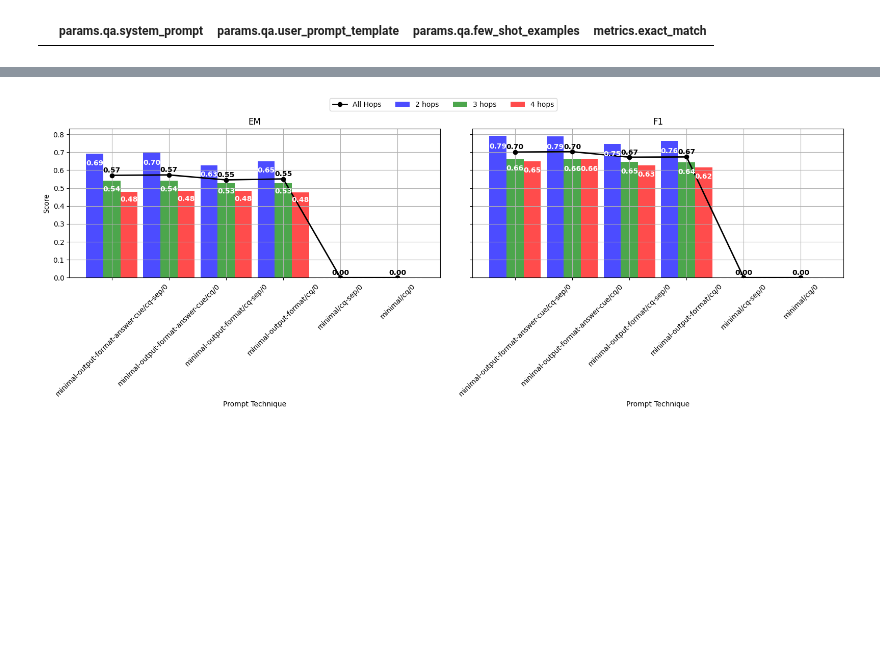
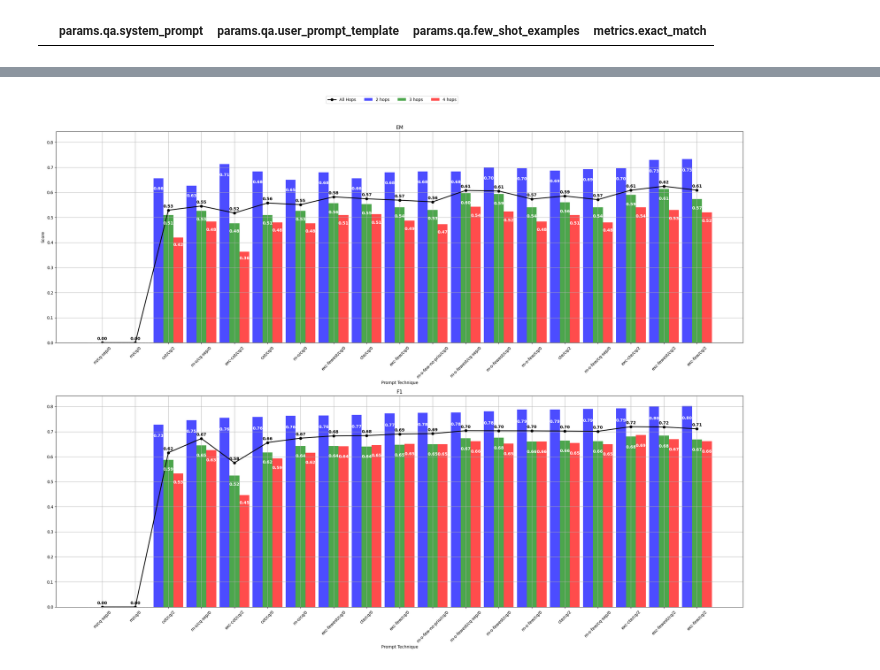
Before and after one commit to bdsaglam/bellem, a Jupyter notebook: dev_nbs/research-mhqa/reports/minimal-prompts.ipynb, the cells around one changed output, grey strips where cells are left out. Cells and saved outputs as stored; diff of their text form; code cells hidden in the pictures; blank space fills up the shorter version.

Commit message:
another notebook for prompt comparison

```diff
--- a/dev_nbs/research-mhqa/reports/minimal-prompts.ipynb
+++ b/dev_nbs/research-mhqa/reports/minimal-prompts.ipynb
@@ -6,7 +6,7 @@ import matplotlib.pyplot as plt
 # %%
 from bellek.dvc.experiment import load_experiments
 
-experiments = load_experiments('minimal-prompts.json')
+experiments = load_experiments('minimal-prompts7.json')
 print(f"{len(experiments)} experiments")
 experiments[0]
 # %% [output]
@@ -83,3 +93,16 @@ df['params.qa.few_shot_examples'] = df['params.qa.few_shot_examples'].map(parse_
+# %%
+mapping = {
+    'minimal.txt': 'm',
+    'minimal-output-format.txt': 'm-o',
+    'minimal-output-format-answer-cue.txt': 'm-o-few',
+    'minimal-output-format-answer-cue-least.txt': 'm-o-fewest',
+    'minimal-output-format-answer-few-no-prio.txt': 'm-o-few-no-prio',
+    'excellent-qa-few.txt': 'exc-few',
+    'excellent-qa-fewest.txt': 'exc-fewest',
+    'excellent-qa-cot.txt': 'exc-cot',
+    'excellent-qa-cte.txt': 'exc-cte',
+}
+df['params.qa.system_prompt'] = df['params.qa.system_prompt'].map(lambda x: mapping.get(x, x))
 # %%
 run_counts = (
     df.groupby(["params.qa.system_prompt", "params.qa.user_prompt_template", "params.qa.few_shot_examples"])[
@@ -113,5 +146,6 @@ df_avg[["params.qa.system_prompt", 'params.qa.user_prompt_template', "params.qa.
 # %%
 df_target = df_avg.copy()
+df_target.sort_values('metrics.2hops.f1', inplace=True)
 # %%
 def plot_metric(ax, x, width, prompts, metrics, title, ylabel=None):
     bars_2hops = ax.bar(x - width, metrics["2hops"], width, label="2 hops", color="b", alpha=0.7)
@@ -158,37 +192,37 @@ def plot_metric(ax, x, width, prompts, metrics, title, ylabel=None):
 
 
 # Creating subplots for Exact Match and F1, separating them for clarity
-fig, (ax1, ax2) = plt.subplots(1, 2, figsize=(16, 6), sharey=True)
+fig, (ax1, ax2) = plt.subplots(2, 1, figsize=(24, 18), sharey=True)
 
 width = 0.3  # Bar width adjustment
 
 # Changing the order of prompts to standard, cot-zs, cot-fs, cte
 prompts = [f"{sp}/{up}/{fs}" for sp, up, fs in zip(df_target['params.qa.system_prompt'].values, df_target["params.qa.user_prompt_template"].values, df_target['params.qa.few_shot_examples'].values)]
 x = np.arange(len(prompts))
 
 # Plotting Exact Match
 metrics_em = {
     "2hops": df_target["metrics.2hops.exact_match"].values,
     "3hops": df_target["metrics.3hops.exact_match"].values,
     "4hops": df_target["metrics.4hops.exact_match"].values,
     "all": df_target["metrics.exact_match"].values,
 }
 plot_metric(ax1, x, width, prompts, metrics_em, title="EM", ylabel="Score")
 
 # Plotting F1
 metrics_f1 = {
     "2hops": df_target["metrics.2hops.f1"].values,
     "3hops": df_target["metrics.3hops.f1"].values,
     "4hops": df_target["metrics.4hops.f1"].values,
     "all": df_target["metrics.f1"].values,
 }
 plot_metric(ax2, x, width, prompts, metrics_f1, title="F1")
 
 # Creating a shared legend outside the plots
 handles, labels = ax1.get_legend_handles_labels()
 fig.legend(handles, labels, loc="upper center", bbox_to_anchor=(0.5, 1.05), ncol=4)
 
 plt.tight_layout()
 plt.show()
 # %% [output]
-[figure, old version]
+[figure, new version]
```
Also changed, not shown: parts of 4 cells of this notebook, 2 other files.
